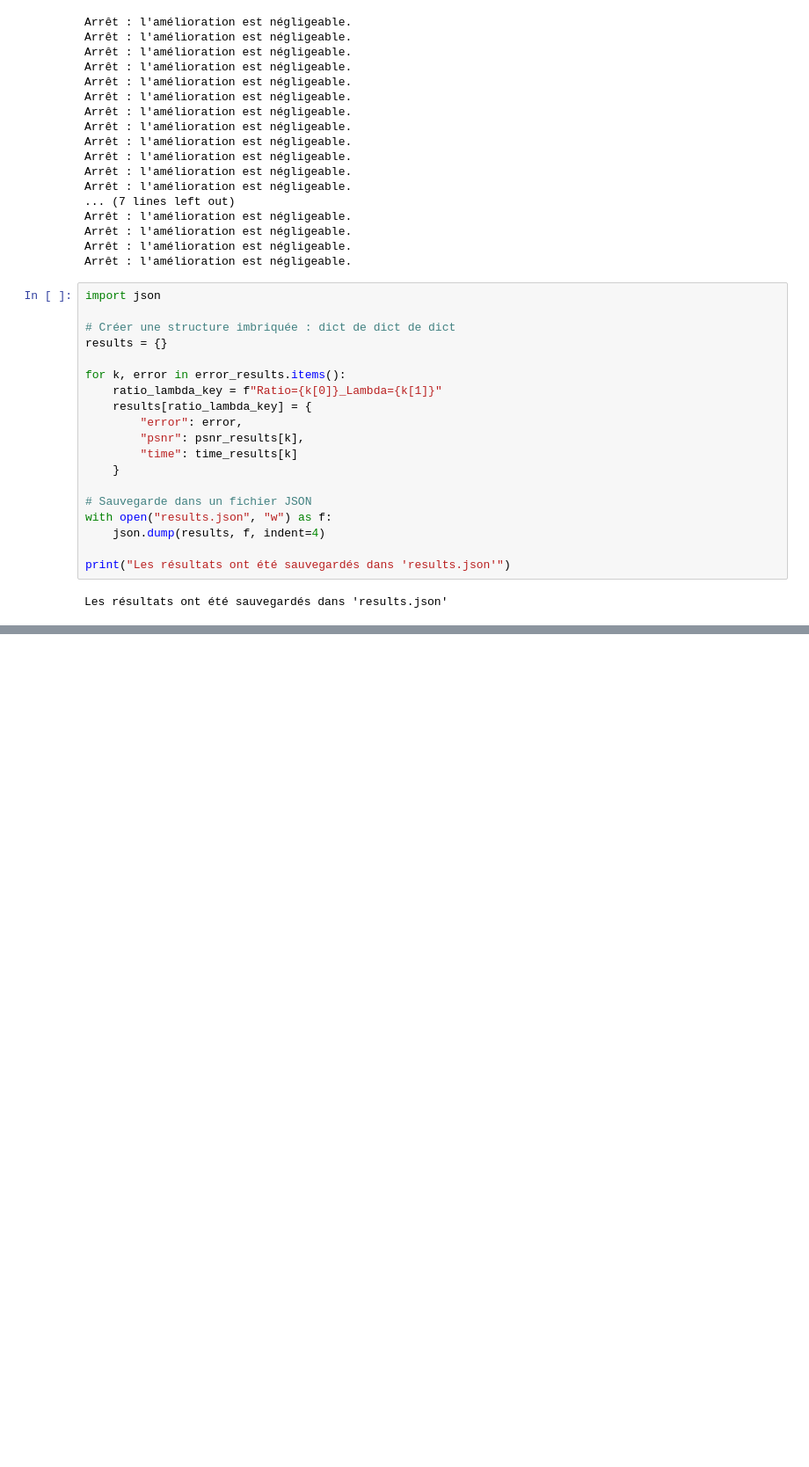
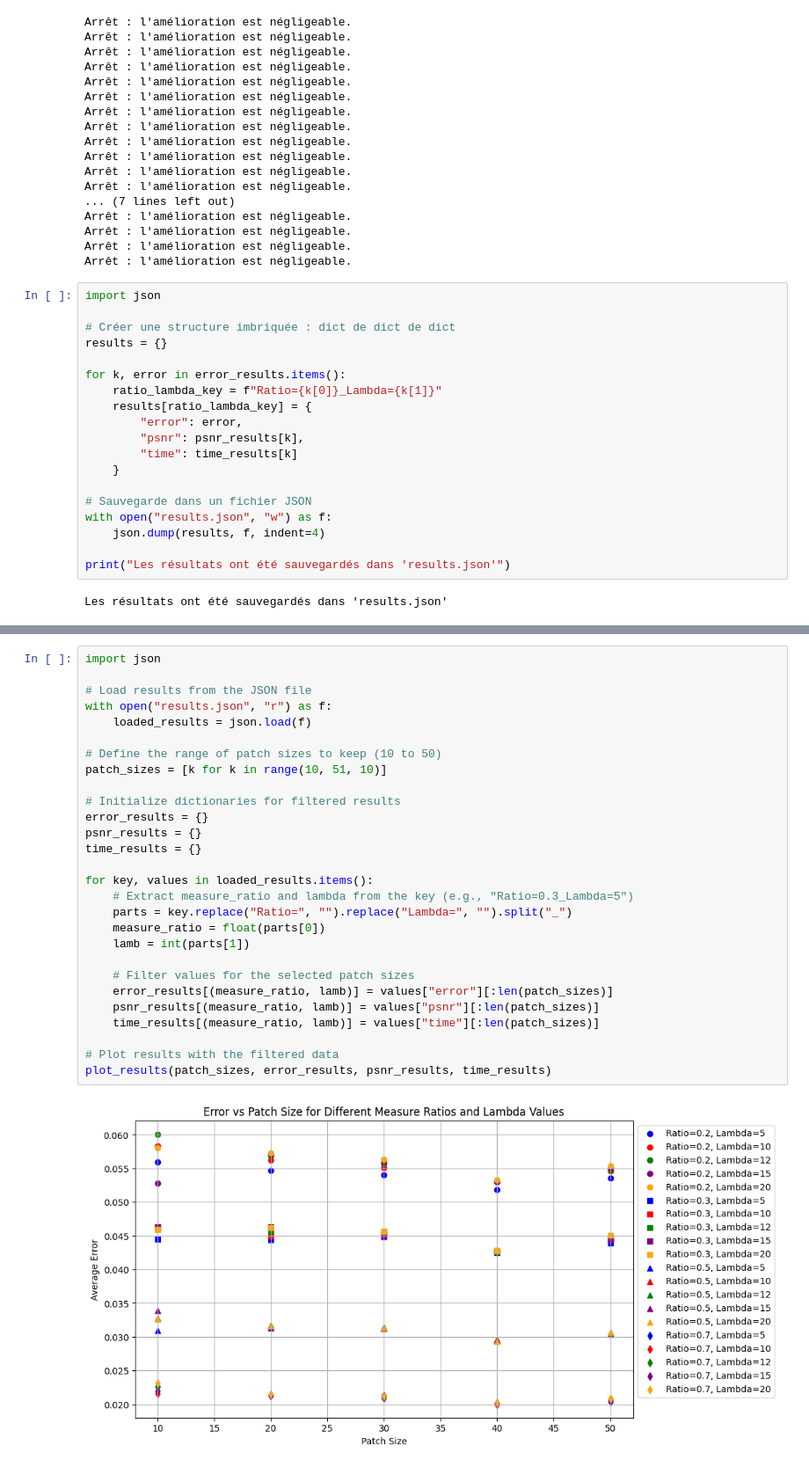
Before and after one commit to maul0803/Traitement_des_images, a Jupyter notebook: project.ipynb, the cells around one changed output, grey strips where cells are left out. Shown at 88% size. Cells and saved outputs as stored; diff of their text form; blank space fills up the shorter version.

```diff
--- a/project.ipynb
+++ b/project.ipynb
@@ -565,0 +568,30 @@ plot_results(patch_sizes, error_results, psnr_results, time_results)
+# %%
+import json
+
+# Load results from the JSON file
+with open("results.json", "r") as f:
+    loaded_results = json.load(f)
+
+# Define the range of patch sizes to keep (10 to 50)
+patch_sizes = [k for k in range(10, 51, 10)]
+
+# Initialize dictionaries for filtered results
+error_results = {}
+psnr_results = {}
+time_results = {}
+
+for key, values in loaded_results.items():
+    # Extract measure_ratio and lambda from the key (e.g., "Ratio=0.3_Lambda=5")
+    parts = key.replace("Ratio=", "").replace("Lambda=", "").split("_")
+    measure_ratio = float(parts[0])
+    lamb = int(parts[1])
+
+    # Filter values for the selected patch sizes
+    error_results[(measure_ratio, lamb)] = values["error"][:len(patch_sizes)]
+    psnr_results[(measure_ratio, lamb)] = values["psnr"][:len(patch_sizes)]
+    time_results[(measure_ratio, lamb)] = values["time"][:len(patch_sizes)]
+
+# Plot results with the filtered data
+plot_results(patch_sizes, error_results, psnr_results, time_results)
+# %% [output]
+[figure, added]
```
Also changed, not shown: parts of 4 cells of this notebook.
